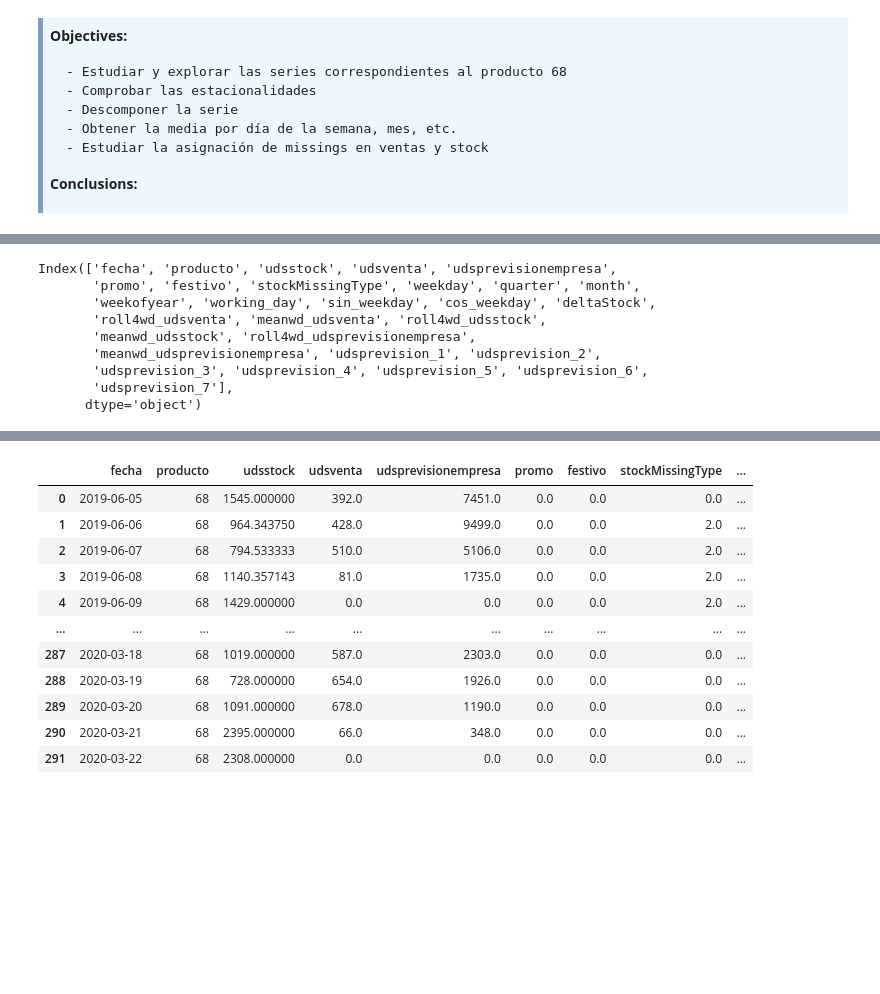
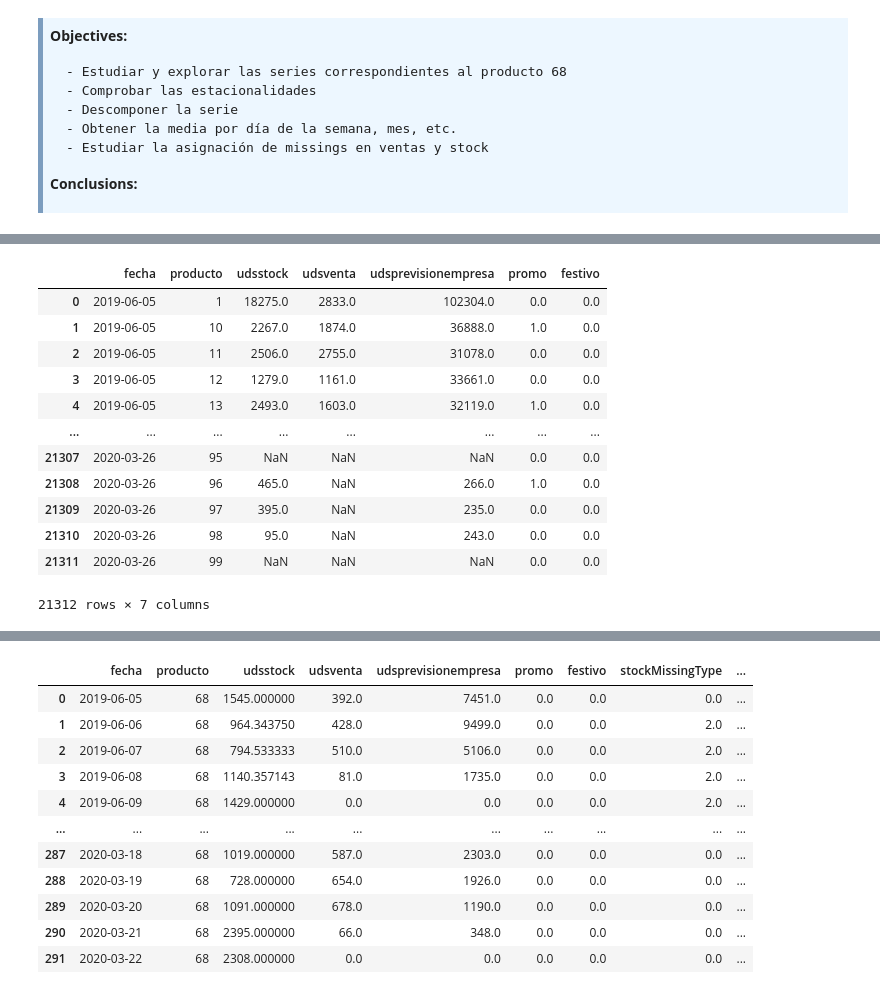
Before and after one commit to PLombao/TFM_StockForecast, a Jupyter notebook: notebooks/EDA_Serie68.ipynb, the cells around one changed output, grey strips where cells are left out. Drawn from its saved outputs; the diff is of its cells as text; code cells hidden in the pictures; blank space fills up the shorter version.

```diff
--- a/notebooks/EDA_Serie68.ipynb
+++ b/notebooks/EDA_Serie68.ipynb
@@ -132,12 +285,16 @@ data.head()
 # %%
-df.columns
+df
 # %% [output]
+|  | fecha | producto | udsstock | udsventa | udsprevisionempresa | promo | festivo |
+| 0 | 2019-06-05 | 1 | 18275.0 | 2833.0 | 102304.0 | 0.0 | 0.0 |
+| 1 | 2019-06-05 | 10 | 2267.0 | 1874.0 | 36888.0 | 1.0 | 0.0 |
+| 2 | 2019-06-05 | 11 | 2506.0 | 2755.0 | 31078.0 | 0.0 | 0.0 |
+| 3 | 2019-06-05 | 12 | 1279.0 | 1161.0 | 33661.0 | 0.0 | 0.0 |
+| 4 | 2019-06-05 | 13 | 2493.0 | 1603.0 | 32119.0 | 1.0 | 0.0 |
+| ... | ... | ... | ... | ... | ... | ... | ... |
+| 21307 | 2020-03-26 | 95 | NaN | NaN | NaN | 0.0 | 0.0 |
+| 21308 | 2020-03-26 | 96 | 465.0 | NaN | 266.0 | 1.0 | 0.0 |
+| 21309 | 2020-03-26 | 97 | 395.0 | NaN | 235.0 | 0.0 | 0.0 |
+| 21310 | 2020-03-26 | 98 | 95.0 | NaN | 243.0 | 0.0 | 0.0 |
+| 21311 | 2020-03-26 | 99 | NaN | NaN | NaN | 0.0 | 0.0 |
-Index(['fecha', 'producto', 'udsstock', 'udsventa', 'udsprevisionempresa',
-       'promo', 'festivo', 'stockMissingType', 'weekday', 'quarter', 'month',
-       'weekofyear', 'working_day', 'sin_weekday', 'cos_weekday', 'deltaStock',
-       'roll4wd_udsventa', 'meanwd_udsventa', 'roll4wd_udsstock',
-       'meanwd_udsstock', 'roll4wd_udsprevisionempresa',
-       'meanwd_udsprevisionempresa', 'udsprevision_1', 'udsprevision_2',
-       'udsprevision_3', 'udsprevision_4', 'udsprevision_5', 'udsprevision_6',
-       'udsprevision_7'],
-      dtype='object')
+21312 rows × 7 columns
```
Also changed, not shown: parts of 8 cells of this notebook, 1 other file.
